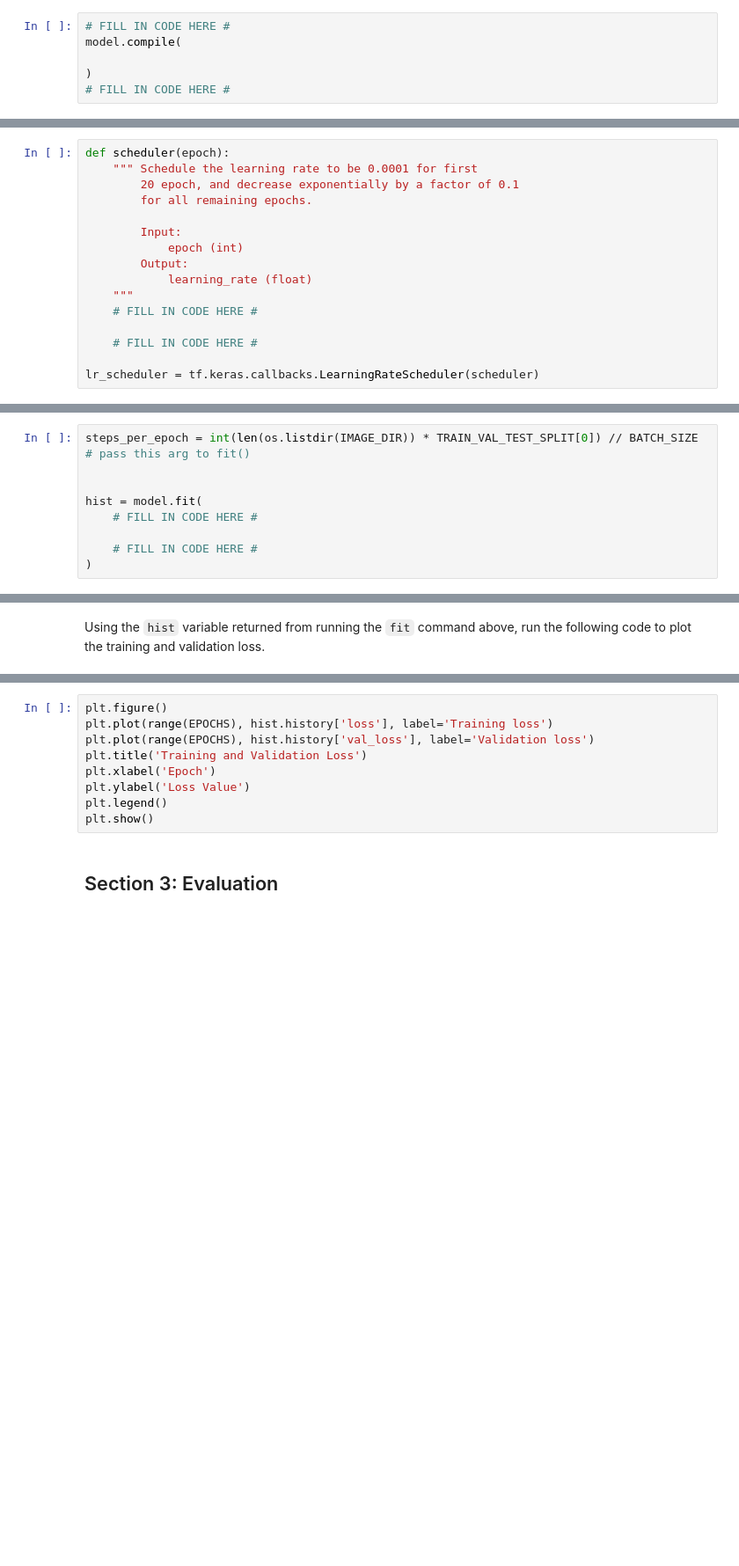
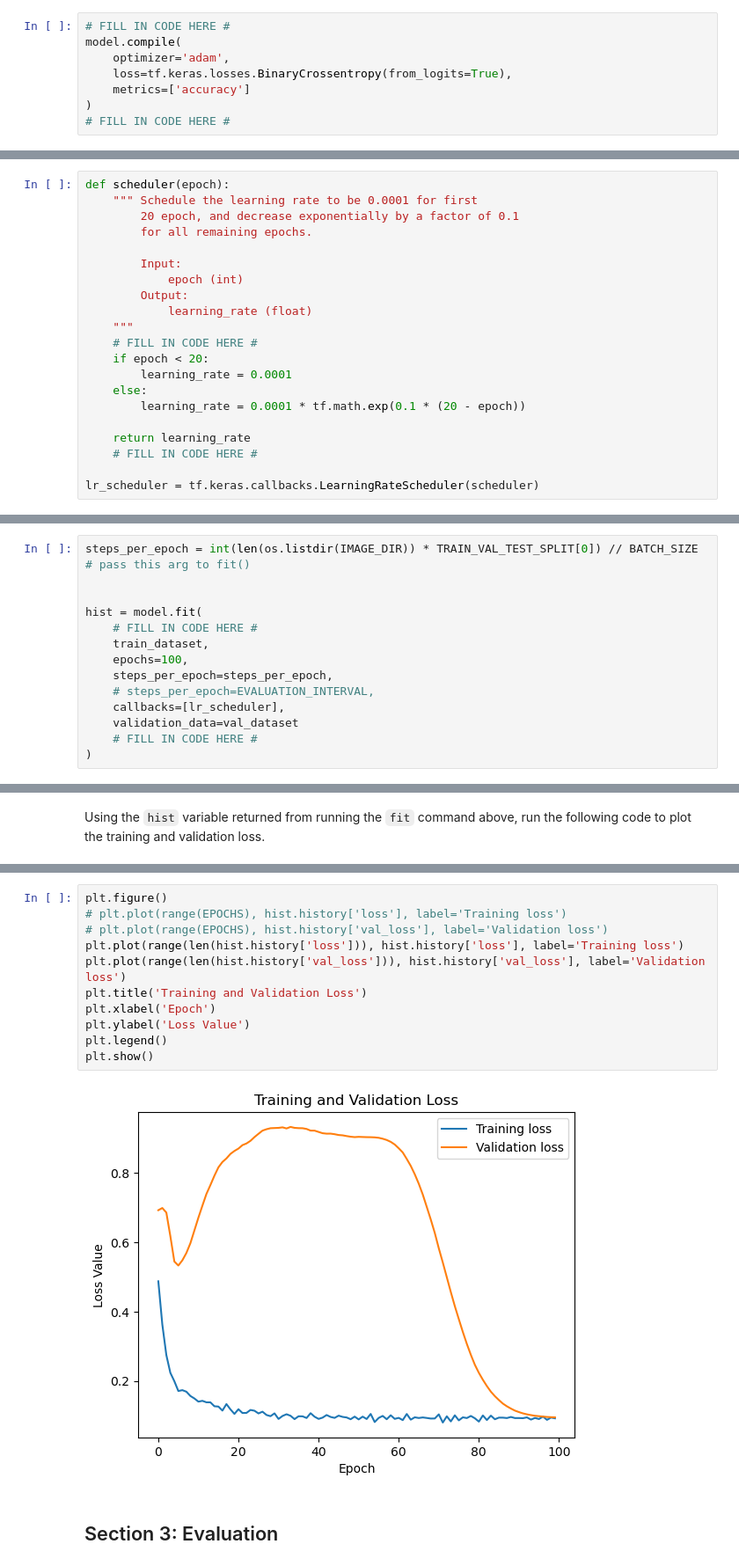
Before and after one commit to SeHwanYoo/vision_lab, a Jupyter notebook: assignment_2nd/2d_lung_segmentation_Deeplabv1.ipynb, the cells around one changed output, grey strips where cells are left out. Shown at 88% size. Cells and saved outputs as stored; diff of their text form; blank space fills up the shorter version.

```diff
--- a/assignment_2nd/2d_lung_segmentation_Deeplabv1.ipynb
+++ b/assignment_2nd/2d_lung_segmentation_Deeplabv1.ipynb
@@ -261,7 +389,9 @@ print(f"Input shape {img_batch.shape}, model out shape {sample_out.shape}")
 # %%
 # FILL IN CODE HERE #
 model.compile(
-
+    optimizer='adam',
+    loss=tf.keras.losses.BinaryCrossentropy(from_logits=True),
+    metrics=['accuracy']
 )
 # FILL IN CODE HERE #
 # %% [markdown]
@@ -282,7 +412,12 @@ def scheduler(epoch):
             learning_rate (float)
     """
     # FILL IN CODE HERE #
+    if epoch < 20:
+        learning_rate = 0.0001
+    else:
+        learning_rate = 0.0001 * tf.math.exp(0.1 * (20 - epoch))
 
+    return learning_rate
     # FILL IN CODE HERE #
 
 lr_scheduler = tf.keras.callbacks.LearningRateScheduler(scheduler)
@@ -294,6 +429,11 @@ steps_per_epoch = int(len(os.listdir(IMAGE_DIR)) * TRAIN_VAL_TEST_SPLIT[0]) // B
 
 hist = model.fit(
     # FILL IN CODE HERE #
-
+    train_dataset,
+    epochs=100,
+    steps_per_epoch=steps_per_epoch,
+    # steps_per_epoch=EVALUATION_INTERVAL,
+    callbacks=[lr_scheduler],
+    validation_data=val_dataset
     # FILL IN CODE HERE #
 )
@@ -302,12 +465,16 @@ Using the `hist` variable returned from running the `fit` command above, run the
 # %%
 plt.figure()
-plt.plot(range(EPOCHS), hist.history['loss'], label='Training loss')
-plt.plot(range(EPOCHS), hist.history['val_loss'], label='Validation loss')
+# plt.plot(range(EPOCHS), hist.history['loss'], label='Training loss')
+# plt.plot(range(EPOCHS), hist.history['val_loss'], label='Validation loss')
+plt.plot(range(len(hist.history['loss'])), hist.history['loss'], label='Training loss')
+plt.plot(range(len(hist.history['val_loss'])), hist.history['val_loss'], label='Validation loss')
 plt.title('Training and Validation Loss')
 plt.xlabel('Epoch')
 plt.ylabel('Loss Value')
 plt.legend()
 plt.show()
+# %% [output]
+[figure, added]
 # %% [markdown]
 ## Section 3: Evaluation
 # %% [markdown]
```
Also changed, not shown: parts of 14 cells of this notebook.
